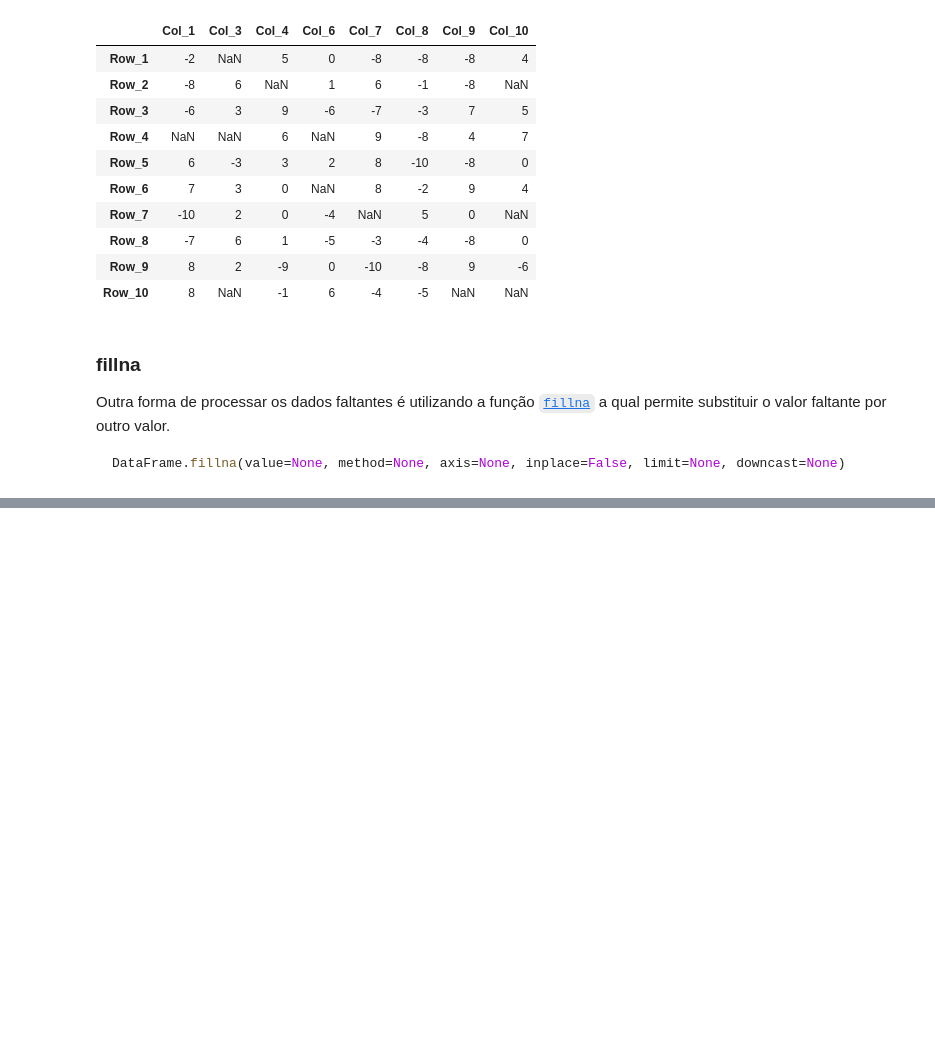
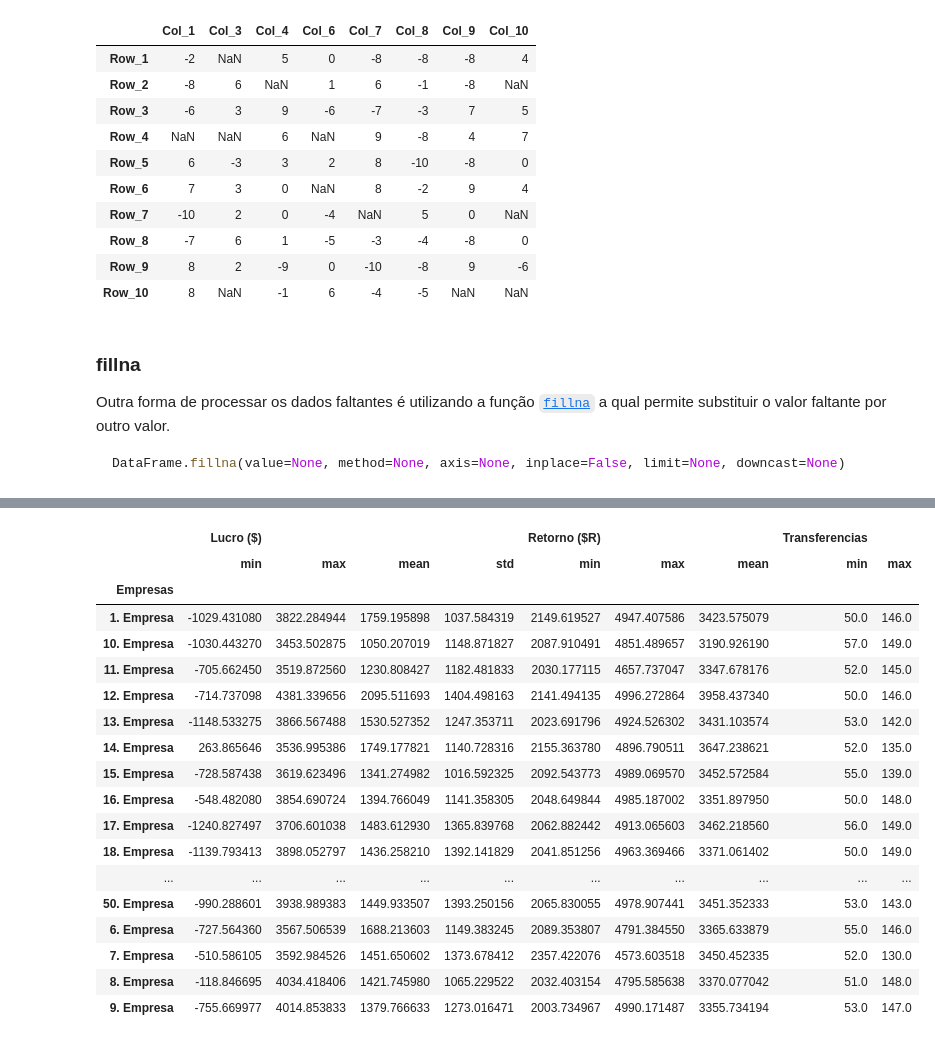
Before and after one commit to FernanMartinez/Curso_Python_Basico, a Jupyter notebook: Aula 12 Pandas/Aula 12. Pandas.ipynb, the cells around one changed output, grey strips where cells are left out. Cells and saved outputs as stored; diff of their text form; code cells hidden in the pictures; blank space fills up the shorter version.

```diff
--- a/Aula 12 Pandas/Aula 12. Pandas.ipynb
+++ b/Aula 12 Pandas/Aula 12. Pandas.ipynb
@@ -656,0 +696,16 @@ memory usage: 67.5+ KB
+# %%
+# Para entender o funcionamento da função groupby vamos a criar uma matrix de dados
+n = 1500
+np.random.seed(100)
+empresas = [f"Empresa {np.random.randint(1, 51)}" for _ in range(n)]
+valor_investido = [np.random.uniform(500, 3500) for _ in range(n)]
+retorno = [np.random.uniform(2000, 5000) for _ in range(n)]
+transferencias = [np.random.randint(50, 150) for _ in range(n)]
+matriz = np.c_[valor_investido, retorno, transferencias]
+colum = "Valor investido ($R), Retorno ($R), Transferencias".split(", ")
+#-----------------------------------------------------------------------
+# Criação do DataFrame
+data_frame_groupby = pd.DataFrame(data=matriz, columns=colum )
+data_frame_groupby["Lucro ($)"] = data_frame_groupby["Retorno ($R)"] - data_frame_groupby["Valor investido ($R)"]
+data_frame_groupby["Empresas"] = empresas
+data_frame_groupby
@@ -656,0 +726,3 @@ memory usage: 67.5+ KB
+# %%
+# Para entender o conceito de Groupby, vamos agrupar os dados por empresas
+dfgroupby = data_frame_groupby.groupby(by="Empresas")
@@ -656,0 +751,25 @@ memory usage: 67.5+ KB
+# %%
+# Podemo ir além e obter mais informação
+dfgroupby.aggregate({"Lucro ($)": [min, max, np.mean, np.std],
+                     "Retorno ($R)": [min, max, np.mean],
+                     "Transferencias": [min, max]})
+# %% [output]
+|  | Lucro ($) |  |  |  | Retorno ($R) |  |  | Transferencias |  |
+|  | min | max | mean | std | min | max | mean | min | max |
+| Empresas |  |  |  |  |  |  |  |  |  |
+| 1. Empresa | -1029.431080 | 3822.284944 | 1759.195898 | 1037.584319 | 2149.619527 | 4947.407586 | 3423.575079 | 50.0 | 146.0 |
+| 10. Empresa | -1030.443270 | 3453.502875 | 1050.207019 | 1148.871827 | 2087.910491 | 4851.489657 | 3190.926190 | 57.0 | 149.0 |
+| 11. Empresa | -705.662450 | 3519.872560 | 1230.808427 | 1182.481833 | 2030.177115 | 4657.737047 | 3347.678176 | 52.0 | 145.0 |
+| 12. Empresa | -714.737098 | 4381.339656 | 2095.511693 | 1404.498163 | 2141.494135 | 4996.272864 | 3958.437340 | 50.0 | 146.0 |
+| 13. Empresa | -1148.533275 | 3866.567488 | 1530.527352 | 1247.353711 | 2023.691796 | 4924.526302 | 3431.103574 | 53.0 | 142.0 |
+| 14. Empresa | 263.865646 | 3536.995386 | 1749.177821 | 1140.728316 | 2155.363780 | 4896.790511 | 3647.238621 | 52.0 | 135.0 |
+| 15. Empresa | -728.587438 | 3619.623496 | 1341.274982 | 1016.592325 | 2092.543773 | 4989.069570 | 3452.572584 | 55.0 | 139.0 |
+| 16. Empresa | -548.482080 | 3854.690724 | 1394.766049 | 1141.358305 | 2048.649844 | 4985.187002 | 3351.897950 | 50.0 | 148.0 |
+| 17. Empresa | -1240.827497 | 3706.601038 | 1483.612930 | 1365.839768 | 2062.882442 | 4913.065603 | 3462.218560 | 56.0 | 149.0 |
+| 18. Empresa | -1139.793413 | 3898.052797 | 1436.258210 | 1392.141829 | 2041.851256 | 4963.369466 | 3371.061402 | 50.0 | 149.0 |
+| ... | ... | ... | ... | ... | ... | ... | ... | ... | ... |
+| 50. Empresa | -990.288601 | 3938.989383 | 1449.933507 | 1393.250156 | 2065.830055 | 4978.907441 | 3451.352333 | 53.0 | 143.0 |
+| 6. Empresa | -727.564360 | 3567.506539 | 1688.213603 | 1149.383245 | 2089.353807 | 4791.384550 | 3365.633879 | 55.0 | 146.0 |
+| 7. Empresa | -510.586105 | 3592.984526 | 1451.650602 | 1373.678412 | 2357.422076 | 4573.603518 | 3450.452335 | 52.0 | 130.0 |
+| 8. Empresa | -118.846695 | 4034.418406 | 1421.745980 | 1065.229522 | 2032.403154 | 4795.585638 | 3370.077042 | 51.0 | 148.0 |
+| 9. Empresa | -755.669977 | 4014.853833 | 1379.766633 | 1273.016471 | 2003.734967 | 4990.171487 | 3355.734194 | 53.0 | 147.0 |
```
Also changed, not shown: parts of 57 cells of this notebook, 4 other files.
